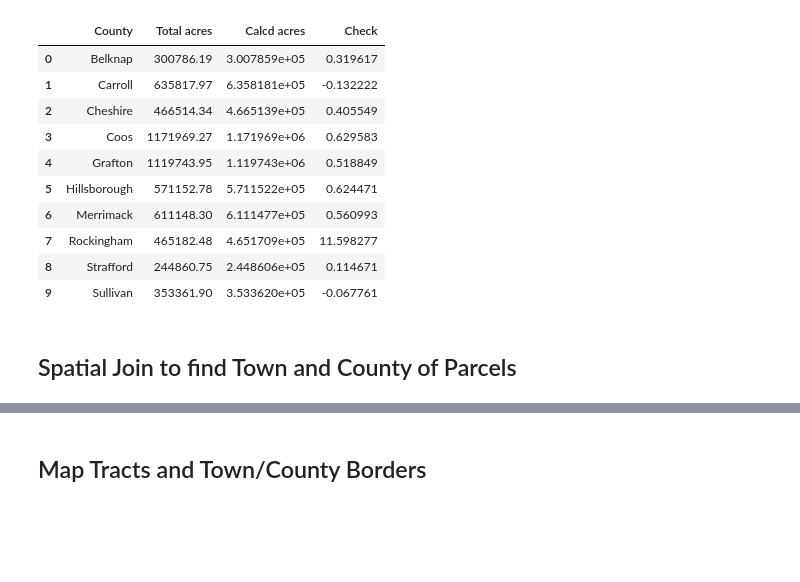
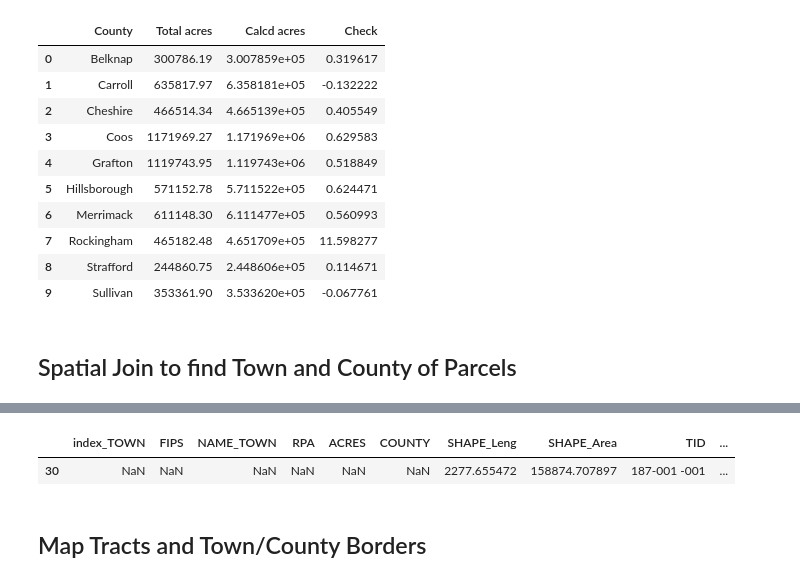
Before and after one commit to HKuz/Environmental_Mapping, a Jupyter notebook: Data_Extraction.ipynb, the cells around one changed output, grey strips where cells are left out. Drawn from its saved outputs; the diff is of its cells as text; code cells hidden in the pictures; blank space fills up the shorter version.

```diff
--- a/Data_Extraction.ipynb
+++ b/Data_Extraction.ipynb
@@ -476,0 +443,5 @@ memory usage: 4.1+ MB
+# %%
+outsiders
+# %% [output]
+|  | index_TOWN | FIPS | NAME_TOWN | RPA | ACRES | COUNTY | SHAPE_Leng | SHAPE_Area | TID | ... |
+| 30 | NaN | NaN | NaN | NaN | NaN | NaN | 2277.655472 | 158874.707897 | 187-001 -001 | ... |
```
Also changed, not shown: parts of 11 cells of this notebook.
